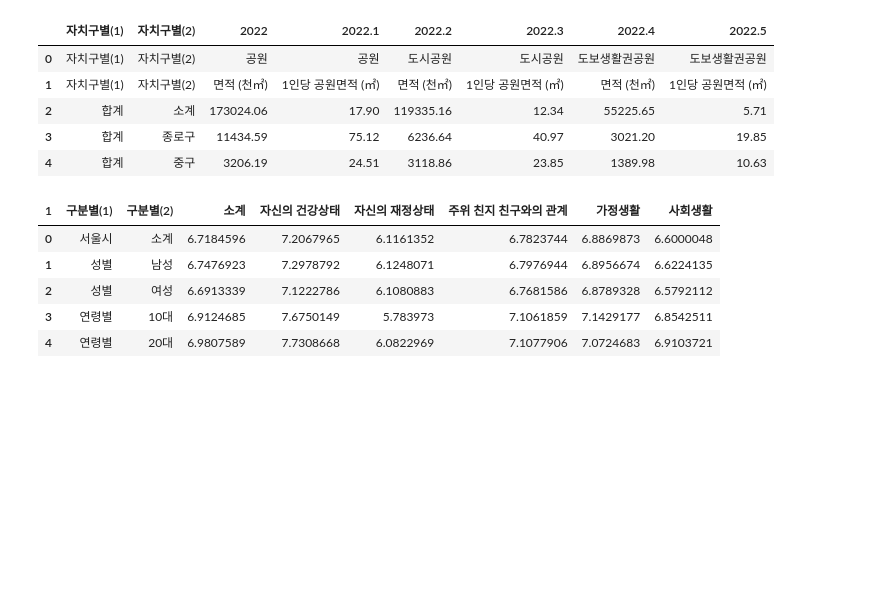
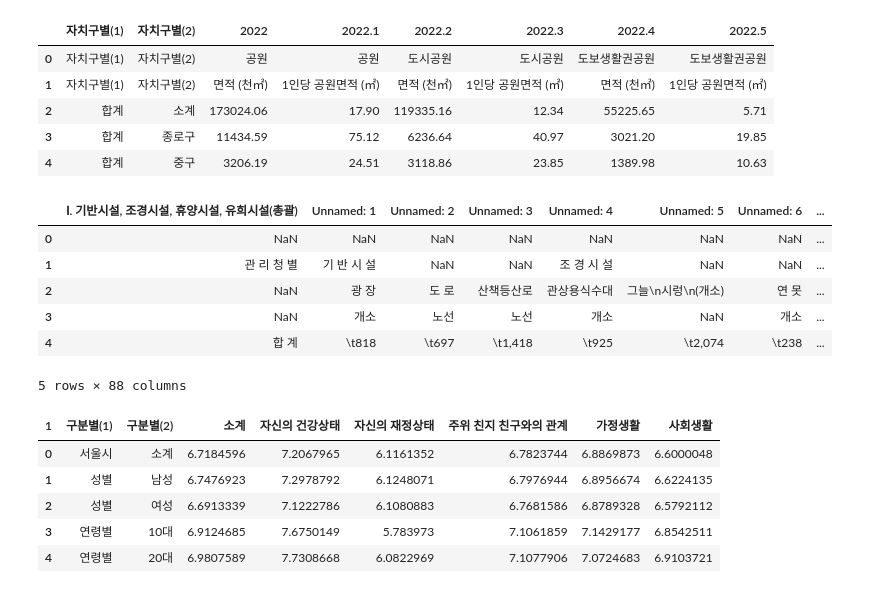
Before and after one commit to chaiwon1/happiness_analysis, a Jupyter notebook: happiness.ipynb, the cells around one changed output. Drawn from its saved outputs; the diff is of its cells as text; code cells hidden in the pictures; blank space fills up the shorter version.

```diff
--- a/happiness.ipynb
+++ b/happiness.ipynb
@@ -38,6 +40,18 @@ park_per_df.head()
 | 2 | 합계 | 소계 | 173024.06 | 17.90 | 119335.16 | 12.34 | 55225.65 | 5.71 |
 | 3 | 합계 | 종로구 | 11434.59 | 75.12 | 6236.64 | 40.97 | 3021.20 | 19.85 |
 | 4 | 합계 | 중구 | 3206.19 | 24.51 | 3118.86 | 23.85 | 1389.98 | 10.63 |
+# %%
+# 편의시설 csv load
+facilities_df = pd.read_csv("csv/facilities.csv")
+facilities_df.head()
+# %% [output]
+|  | Ⅰ. 기반시설, 조경시설, 휴양시설, 유희시설(총괄) | Unnamed: 1 | Unnamed: 2 | Unnamed: 3 | Unnamed: 4 | Unnamed: 5 | Unnamed: 6 | ... |
+| 0 | NaN | NaN | NaN | NaN | NaN | NaN | NaN | ... |
+| 1 | 관 리 청 별 | 기 반 시 설 | NaN | NaN | 조 경 시 설 | NaN | NaN | ... |
+| 2 | NaN | 광 장 | 도 로 | 산책등산로 | 관상용식수대 | 그늘\n시렁\n(개소) | 연 못 | ... |
+| 3 | NaN | 개소 | 노선 | 노선 | 개소 | NaN | 개소 | ... |
+| 4 | 합 계 | \t818 | \t697 | \t1,418 | \t925 | \t2,074 | \t238 | ... |
+5 rows × 88 columns
 # %%
 # 행복도 df 전처리
 happy_df.columns = happy_df.iloc[1]
```
Also changed, not shown: parts of 10 cells of this notebook, 8 other files.
